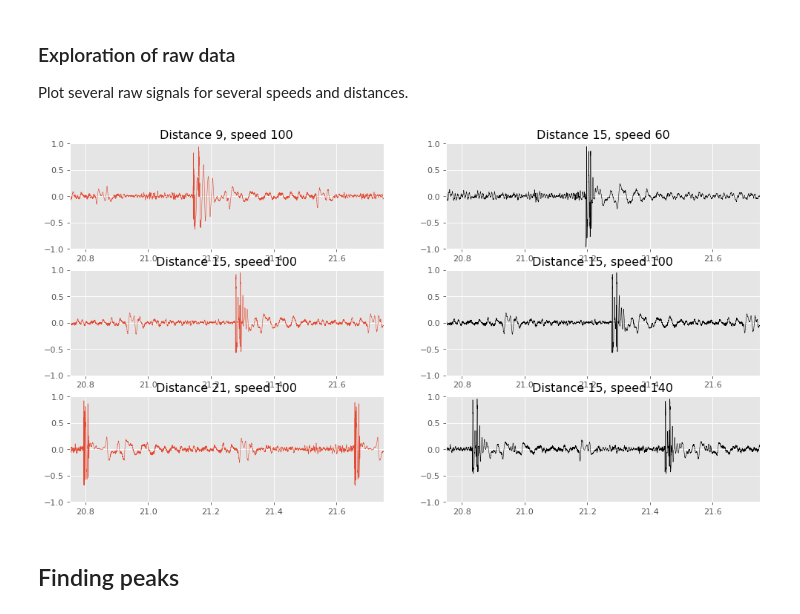
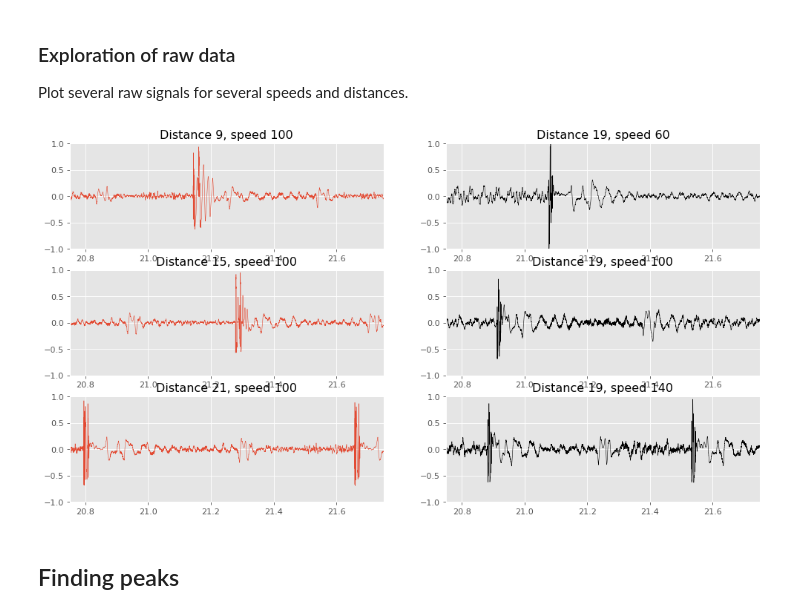
Before and after one commit to LucaHermes/PiezoAntenna, a Jupyter notebook: Varying speed.ipynb, the cells around one changed output. Cells and saved outputs as stored; diff of their text form; code cells hidden in the pictures.

Commit message:
add missing records of distance 19 cm

```diff
--- a/Varying speed.ipynb
+++ b/Varying speed.ipynb
@@ -47,31 +49,31 @@ Plot several raw signals for several speeds and distances.
 # %%
 plt.figure(num=None, figsize=(15, 8), dpi=80)
 plt.style.use('ggplot')
 
-PLT_DISTANCE = 15
+PLT_DISTANCE = 19
 PLT_SPEED = 100
 
 # plot for varying speed
 for speed in range(60, 150, 40):
     data = get_record(PLT_DISTANCE, speed)
     plt.subplot(3, 2, int(speed / 40) * 2)
     timeline = np.linspace(0, len(data) / 44100., len(data))
     plt.plot(timeline, data, color='k', linewidth=.5)
     plt.xlim((20.75, 21.75))
     plt.ylim((-1, 1))
     plt.title('Distance %d, speed %d' % (PLT_DISTANCE, speed))
 
 # plot for varying distance
 for distance in range(9, 22, 6):
     data = get_record(distance, PLT_SPEED)
     plt.subplot(3, 2, int(distance / 7) * 2 - 1)
     timeline = np.linspace(0, len(data) / 44100., len(data))
     plt.plot(timeline, data, linewidth=.5)
     plt.xlim((20.75, 21.75))
     plt.ylim((-1, 1))
     plt.title('Distance %d, speed %d' % (distance, PLT_SPEED))
 # %% [output]
-[figure, old version]
+[figure, new version]
 # %% [markdown]
 ## Finding peaks
 # %%
```
Also changed, not shown: parts of 4 cells of this notebook, 7 other files.
